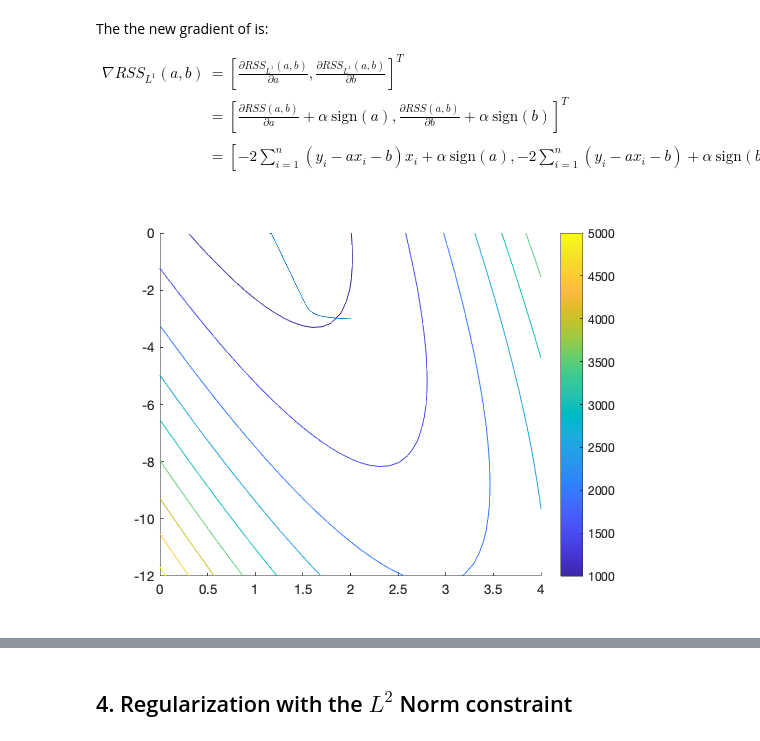
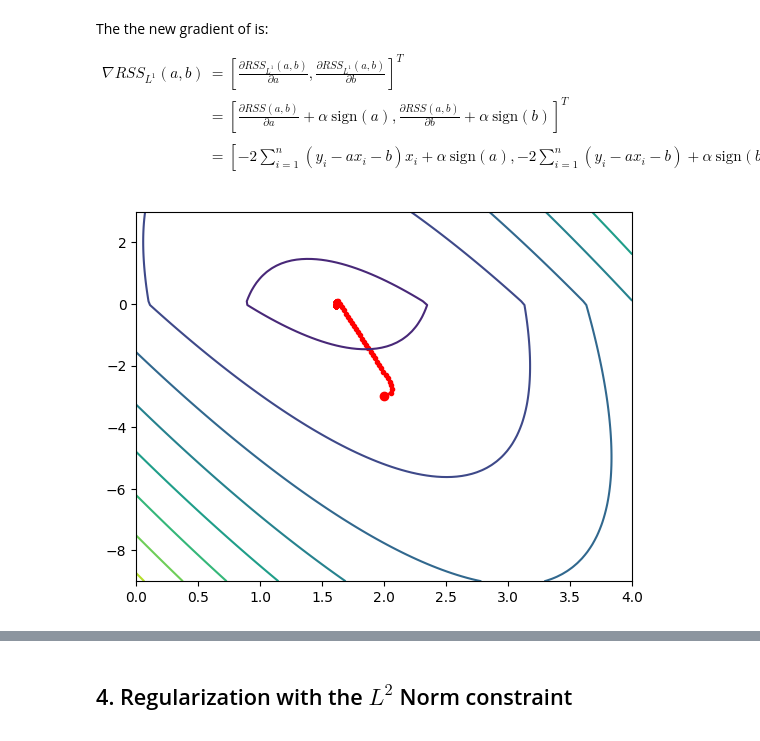
Before and after one commit to kallefrisk/Schoolwork, a Jupyter notebook: Python/DeepLearning/Regularization of linear regression with norms and constraints.ipynb, the cells around one changed output, grey strips where cells are left out. Saved outputs shown, nothing was run; the diff lists cells and outputs as text; code cells hidden in the pictures.

```diff
--- a/Python/DeepLearning/Regularization of linear regression with norms and constraints.ipynb
+++ b/Python/DeepLearning/Regularization of linear regression with norms and constraints.ipynb
@@ -293,8 +291,14 @@ The regulated loss function is now:
 $$(\hat a, \hat b) = \arg \min_{a,b} RSS_{L^1}(a,b)=\sum_{i=1}^{n}(y_i- a x_i - b)^2 + \alpha(|a| + |b|)$$
 for some parameter $\alpha$.
 # %%
-alpha = 100;
-fL1 = @(a,b)(f(a,b)+alpha*(abs(a) + abs(b)));
-[A,B] = meshgrid(a0-2:0.01:a0+2,b0-6:0.04:b0+6);
-plot3d(fL1, A, B, false) %contour
+alpha = 100
+
+def L1(a, b, X, Y):
+    return rss2(a, b, X, Y) + alpha*(np.abs(a) + np.abs(b))
+
+[A, B] = np.meshgrid(np.arange(a0-2, a0+2, 0.1,), np.arange(b0-6, b0+6, 0.4))
+
+fig, ax = plt.subplots()
+ax.contour(np.arange(a0-2, a0+2, 0.1,), np.arange(b0-6, b0+6, 0.4), L1(A, B, X, Y))
+plt.show()
 # %% [output]
@@ -311,12 +315,15 @@ $$
 \end{aligned}
 $$
 # %%
-ffL1 = @(a,b)(ff(a,b)+[alpha*sign(a);alpha*sign(b)]);
-K = 5000;
-%learning_eps = 0.001;
-learning_eps = 0.0001;
-%learning_eps = 0.0025;
-[as, bs] = grad_desc_rss2(K, a0, b0, learning_eps, fL1, ffL1, true);
-[as, bs].';
+def grad_L1(a, b, X, Y):
+    return grad_rss2(a, b, X, Y) + alpha*np.sign(np.array([a, b]))
+
+K = 1000
+learning_eps = 0.001
+# learning_eps = 0.0001
+# learning_eps = 0.0025
+# learning_eps = 0.00255
+
+[aL1, bL1] = grad_desc_rss2(K, a0, b0, X, Y, learning_eps, L1, grad_L1, verbose=True)
 # %% [output]
-[figure, old version]
+[figure, new version]
```
Also changed, not shown: parts of 30 cells of this notebook.
